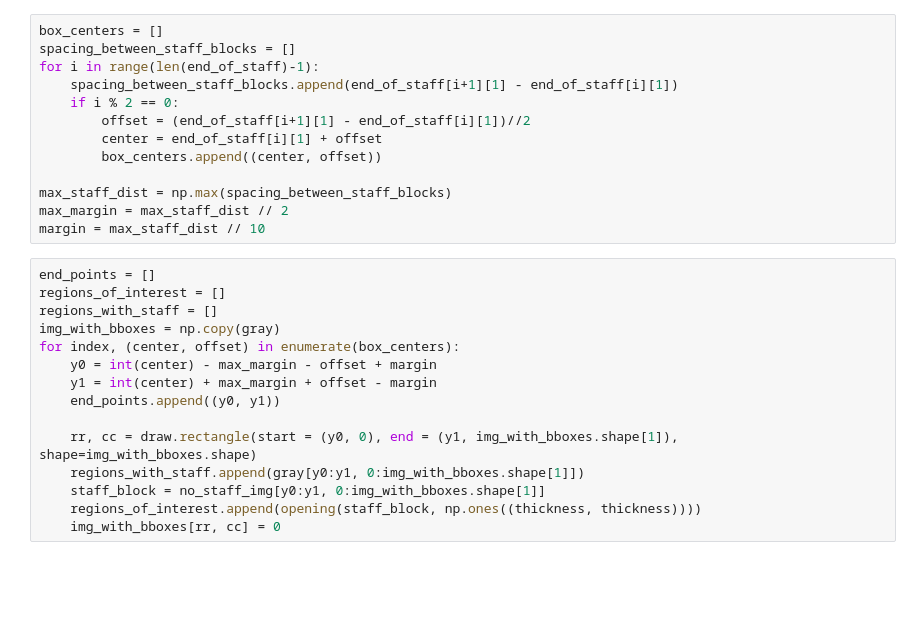
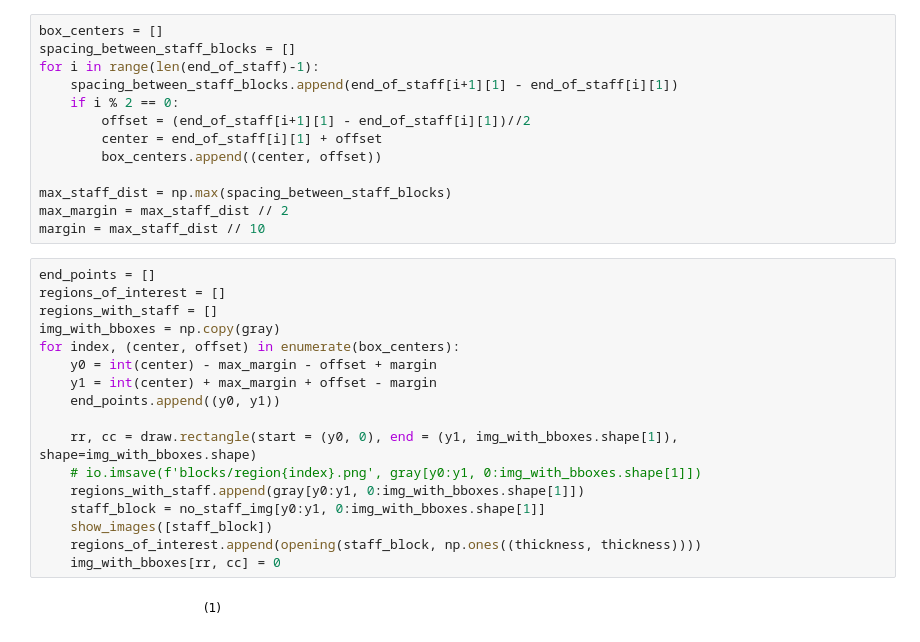
Before and after one commit to aashrafh/Mozart, a Jupyter notebook: omr3.ipynb, the cells around one changed output. Saved outputs shown, nothing was run; the diff lists cells and outputs as text; blank space fills up the shorter version.

```diff
--- a/omr3.ipynb
+++ b/omr3.ipynb
@@ -147,18 +150,22 @@ margin = max_staff_dist // 10
 # %%
 end_points = []
 regions_of_interest = []
 regions_with_staff = []
 img_with_bboxes = np.copy(gray)
 for index, (center, offset) in enumerate(box_centers):
     y0 = int(center) - max_margin - offset + margin
     y1 = int(center) + max_margin + offset - margin
     end_points.append((y0, y1))
 
     rr, cc = draw.rectangle(start = (y0, 0), end = (y1, img_with_bboxes.shape[1]), shape=img_with_bboxes.shape)
+    # io.imsave(f'blocks/region{index}.png', gray[y0:y1, 0:img_with_bboxes.shape[1]])
     regions_with_staff.append(gray[y0:y1, 0:img_with_bboxes.shape[1]])
     staff_block = no_staff_img[y0:y1, 0:img_with_bboxes.shape[1]]
+    show_images([staff_block])
     regions_of_interest.append(opening(staff_block, np.ones((thickness, thickness))))
     img_with_bboxes[rr, cc] = 0
+# %% [output]
+[figure, added]
 # %%
 show_images([gray, img_with_bboxes], ['Gray', 'Detected ROIs'])
 print('ROIs....')
```
Also changed, not shown: parts of 21 cells of this notebook, 6 other files.
